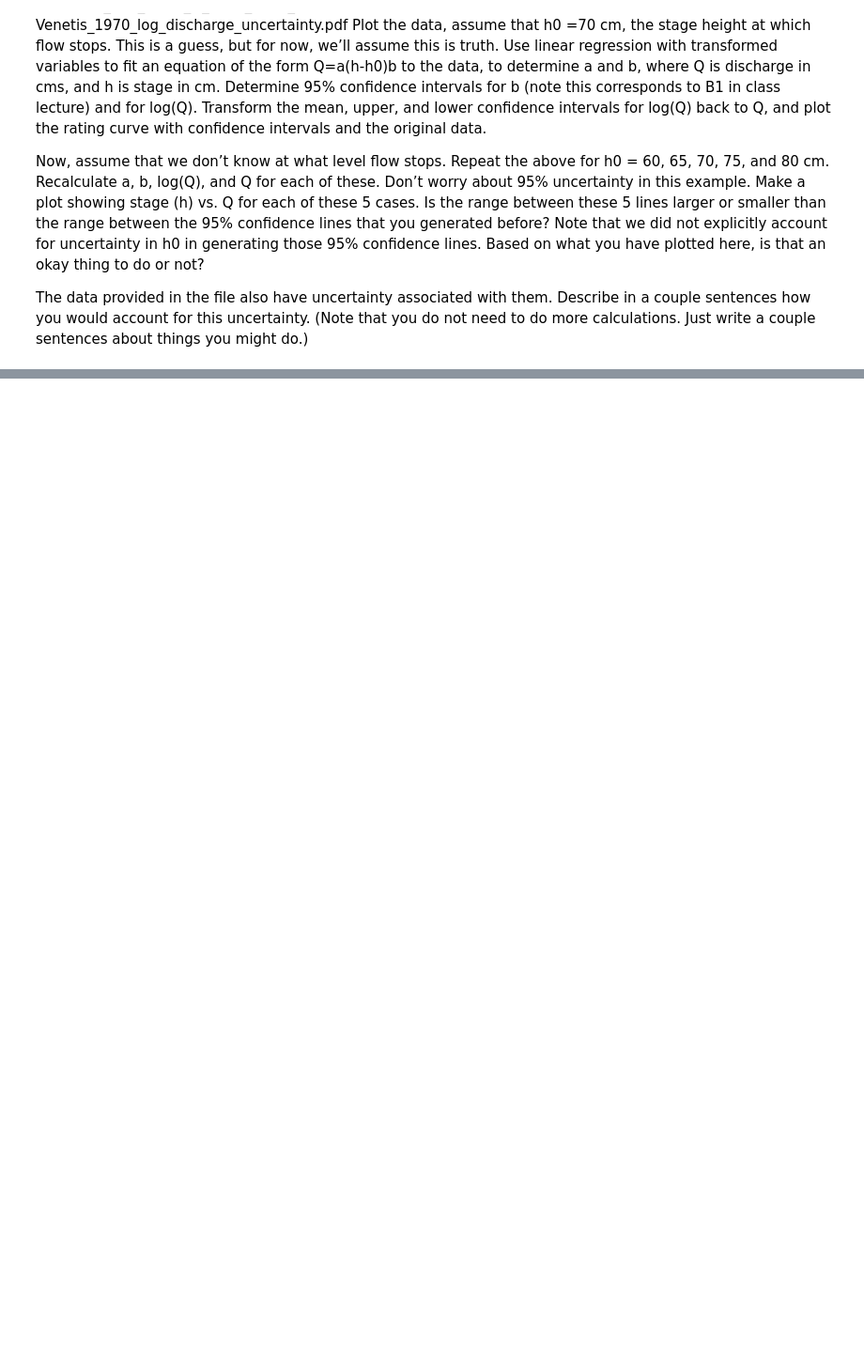
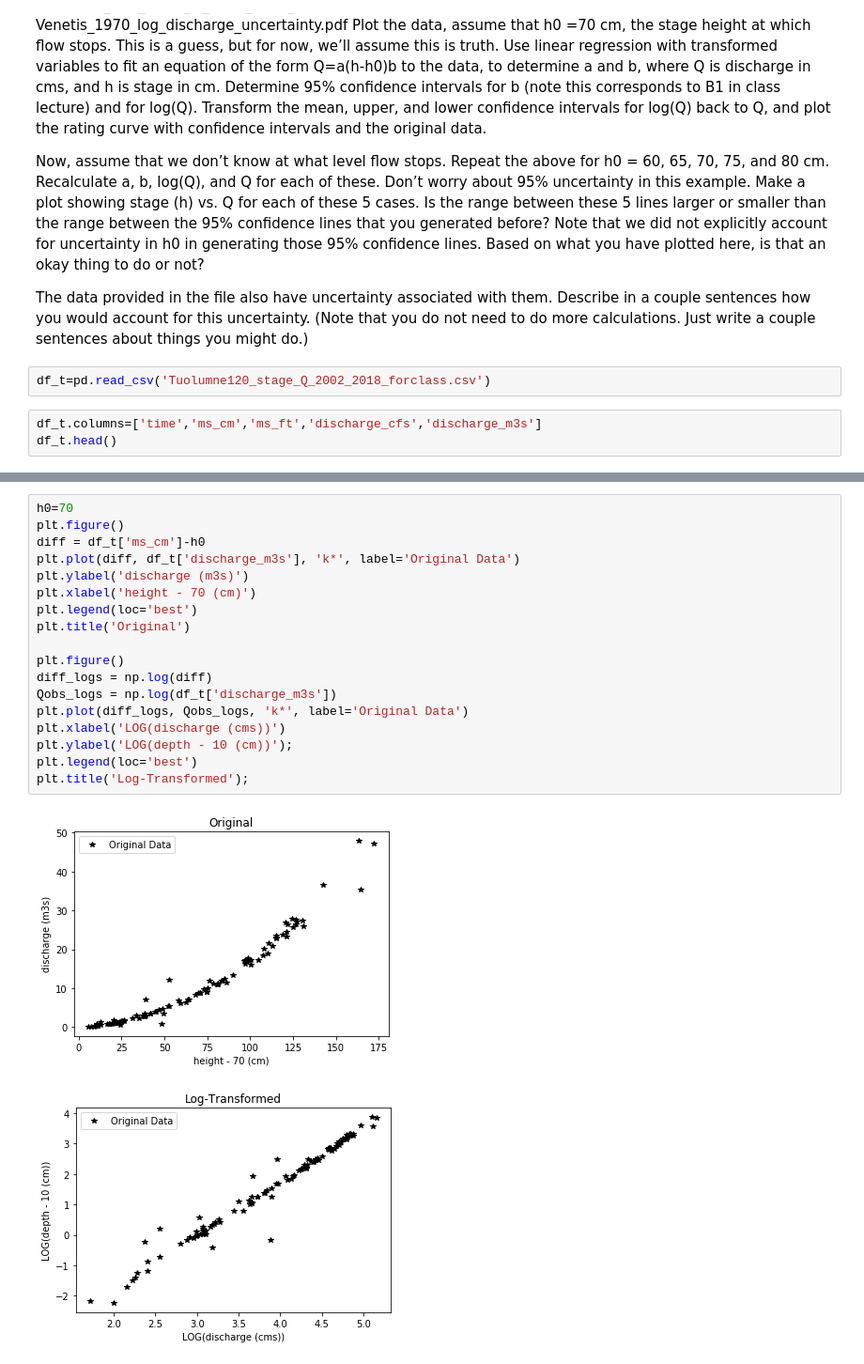
Before and after one commit to AzusaSayuri/UW-Data-analysis, a Jupyter notebook: HW4/Assignment 4 Ximin Hu.ipynb, the cells around one changed output, grey strips where cells are left out. Shown at 94% size. Cells and saved outputs as stored; diff of their text form; blank space fills up the shorter version.

```diff
--- a/HW4/Assignment 4 Ximin Hu.ipynb
+++ b/HW4/Assignment 4 Ximin Hu.ipynb
@@ -215,3 +318,8 @@ Plot the data, assume that h0 =70 cm, the stage height at which flow stops. This
 Now, assume that we don’t know at what level flow stops. Repeat the above for h0 = 60, 65, 70, 75, and 80 cm. Recalculate a, b, log(Q), and Q for each of these. Don’t worry about 95% uncertainty in this example. Make a plot showing stage (h) vs. Q for each of these 5 cases. Is the range between these 5 lines larger or smaller than the range between the 95% confidence lines that you generated before? Note that we did not explicitly account for uncertainty in h0 in generating those 95% confidence lines. Based on what you have plotted here, is that an okay thing to do or not?
 
 The data provided in the file also have uncertainty associated with them. Describe in a couple sentences how you would account for this uncertainty. (Note that you do not need to do more calculations. Just write a couple sentences about things you might do.)
+# %%
+df_t=pd.read_csv('Tuolumne120_stage_Q_2002_2018_forclass.csv')
+# %%
+df_t.columns=['time','ms_cm','ms_ft','discharge_cfs','discharge_m3s']
+df_t.head()
@@ -217,0 +333,21 @@ The data provided in the file also have uncertainty associated with them. Descri
+# %%
+h0=70
+plt.figure()
+diff = df_t['ms_cm']-h0
+plt.plot(diff, df_t['discharge_m3s'], 'k*', label='Original Data')
+plt.ylabel('discharge (m3s)')
+plt.xlabel('height - 70 (cm)')
+plt.legend(loc='best')
+plt.title('Original')
+
+plt.figure()
+diff_logs = np.log(diff)
+Qobs_logs = np.log(df_t['discharge_m3s'])
+plt.plot(diff_logs, Qobs_logs, 'k*', label='Original Data')
+plt.xlabel('LOG(discharge (cms))')
+plt.ylabel('LOG(depth - 10 (cm))');
+plt.legend(loc='best')
+plt.title('Log-Transformed');
+# %% [output]
+[figure, added]
+[figure, added]
```
Also changed, not shown: parts of 21 cells of this notebook, 1 other file.
